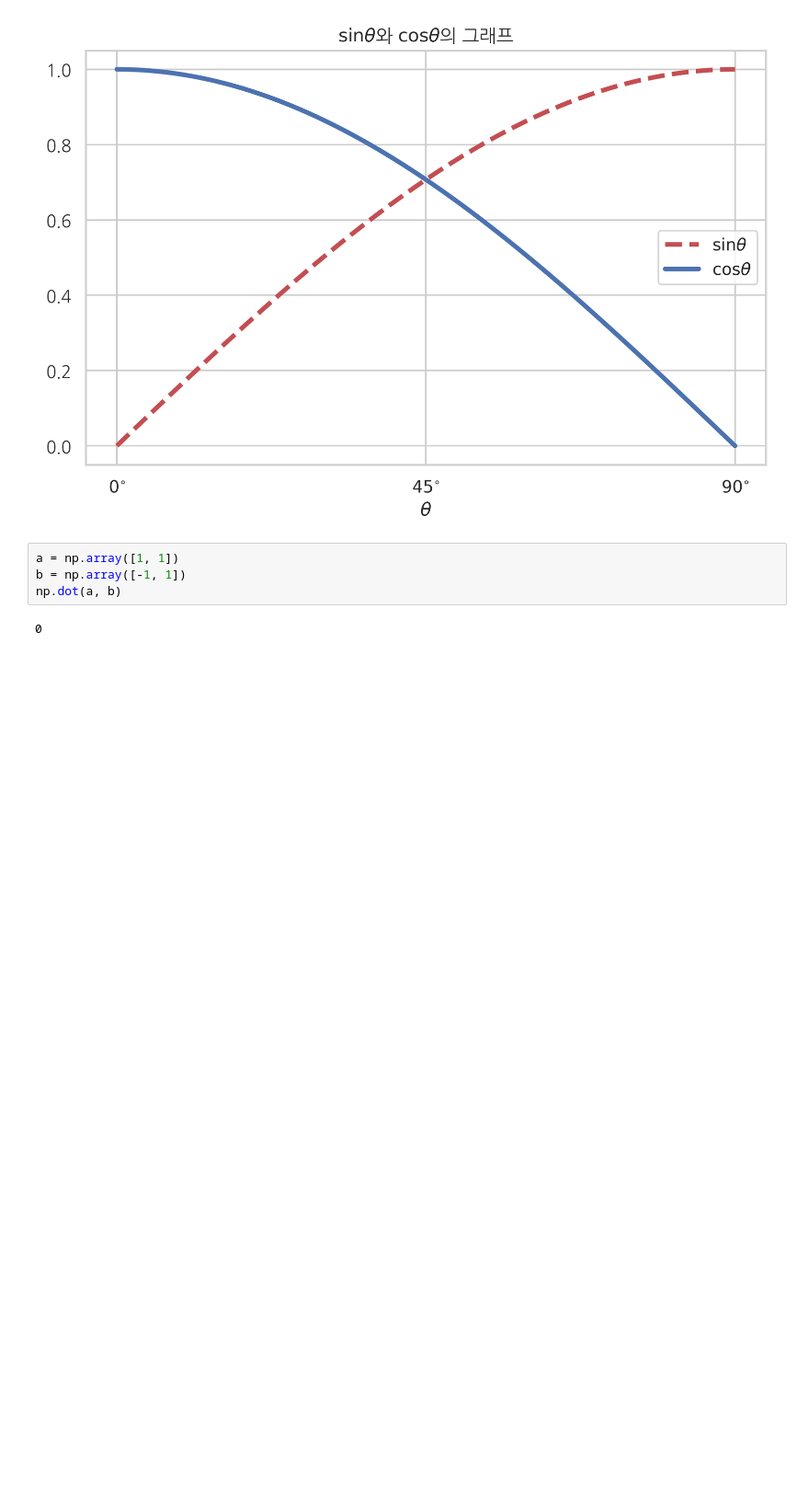
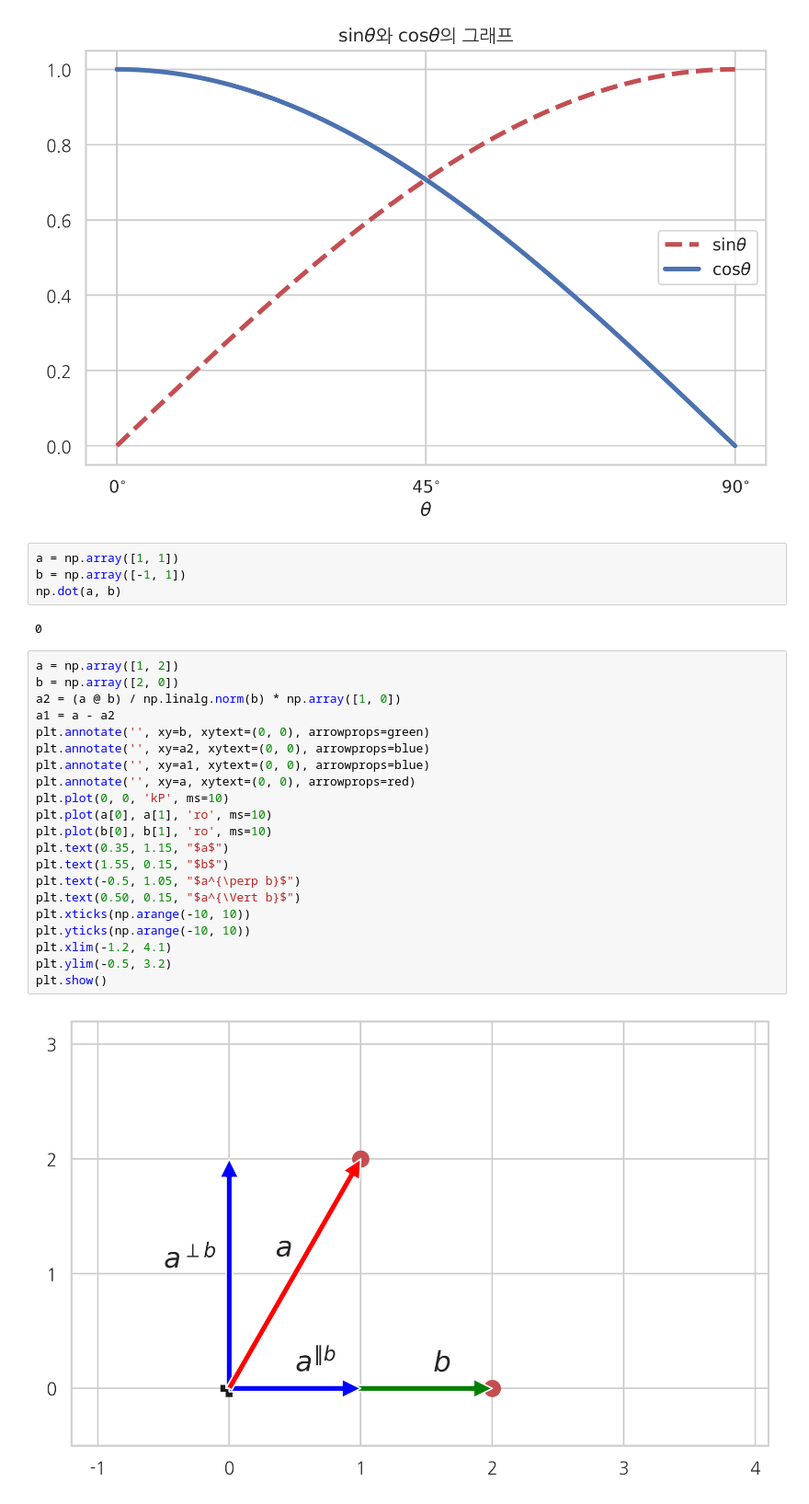
Before and after one commit to tjwodud04/Books-and-other-stuffs, a Jupyter notebook: Programming Language/Python/Books&Following/김도형의 데이터 사이언스 스쿨 수학편/3.1 선형대수와 해석기하의 기초.ipynb, the cells around one changed output. Shown at 92% size. Drawn from its saved outputs; the diff is of its cells as text; blank space fills up the shorter version.

```diff
--- a/Programming Language/Python/Books&Following/김도형의 데이터 사이언스 스쿨 수학편/3.1 선형대수와 해석기하의 기초.ipynb
+++ b/Programming Language/Python/Books&Following/김도형의 데이터 사이언스 스쿨 수학편/3.1 선형대수와 해석기하의 기초.ipynb
@@ -225,3 +225,26 @@ b = np.array([-1, 1])
 np.dot(a, b)
 # %% [output]
 0
+# %%
+a = np.array([1, 2])
+b = np.array([2, 0])
+a2 = (a @ b) / np.linalg.norm(b) * np.array([1, 0])
+a1 = a - a2
+plt.annotate('', xy=b, xytext=(0, 0), arrowprops=green)
+plt.annotate('', xy=a2, xytext=(0, 0), arrowprops=blue)
+plt.annotate('', xy=a1, xytext=(0, 0), arrowprops=blue)
+plt.annotate('', xy=a, xytext=(0, 0), arrowprops=red)
+plt.plot(0, 0, 'kP', ms=10)
+plt.plot(a[0], a[1], 'ro', ms=10)
+plt.plot(b[0], b[1], 'ro', ms=10)
+plt.text(0.35, 1.15, "$a$")
+plt.text(1.55, 0.15, "$b$")
+plt.text(-0.5, 1.05, "$a^{\perp b}$")
+plt.text(0.50, 0.15, "$a^{\Vert b}$")
+plt.xticks(np.arange(-10, 10))
+plt.yticks(np.arange(-10, 10))
+plt.xlim(-1.2, 4.1)
+plt.ylim(-0.5, 3.2)
+plt.show()
+# %% [output]
+[figure, added]
```
Also changed, not shown: parts of 4 cells of this notebook.
